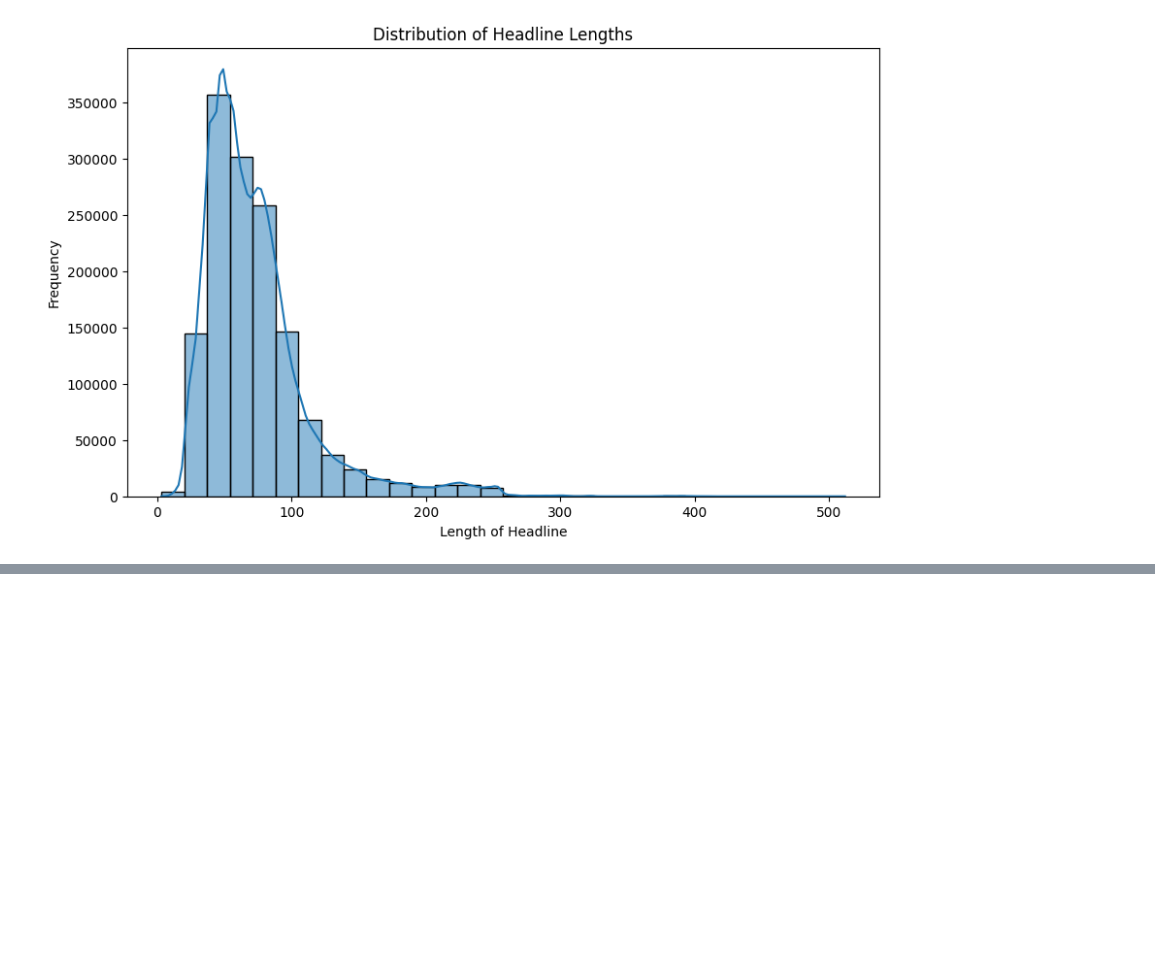
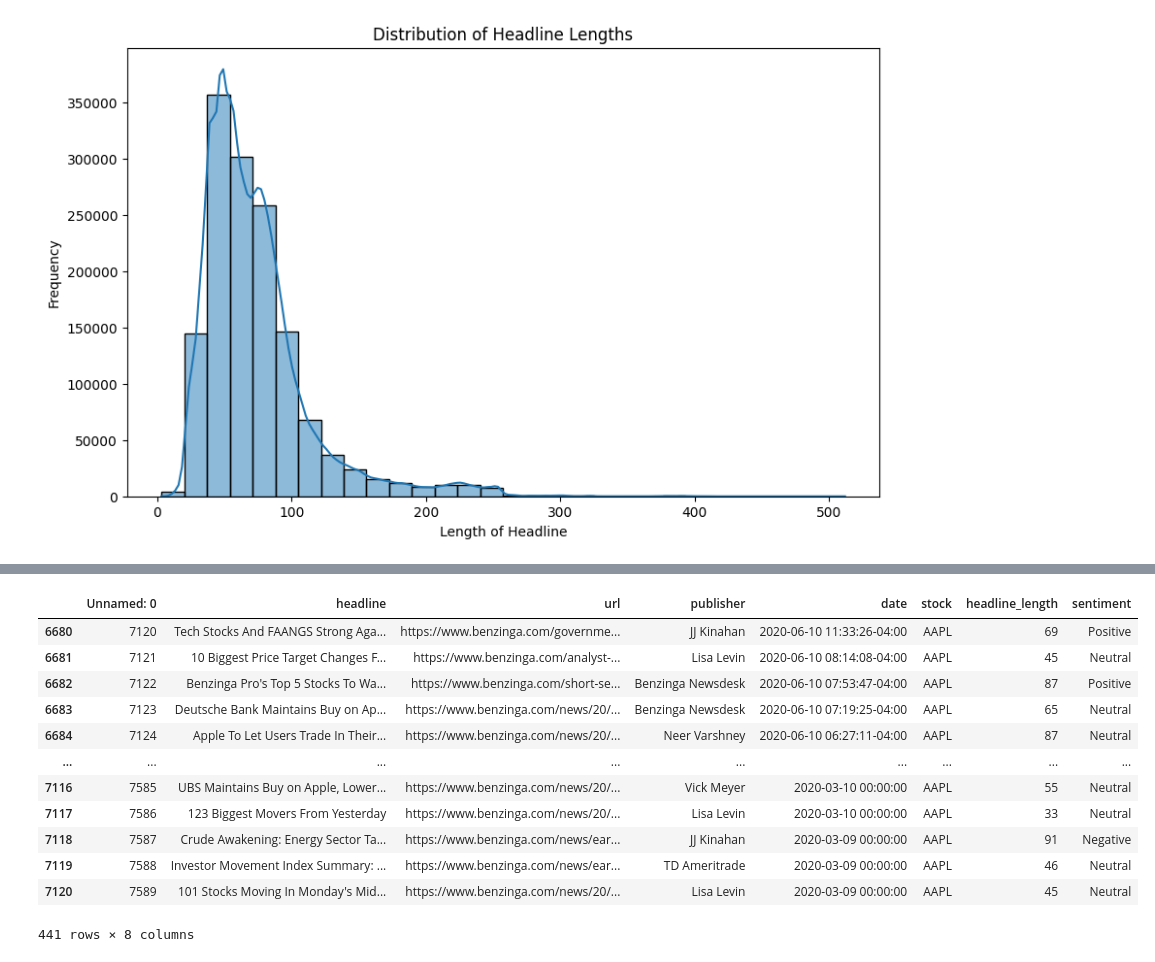
Before and after one commit to bef898/week1, a Jupyter notebook: notebooks/news_analysis.ipynb, the cells around one changed output, grey strips where cells are left out. Drawn from its saved outputs; the diff is of its cells as text; code cells hidden in the pictures; blank space fills up the shorter version.

```diff
--- a/notebooks/news_analysis.ipynb
+++ b/notebooks/news_analysis.ipynb
@@ -58,0 +121,17 @@ plt.show()
+# %%
+apple_data = sentiment_data[sentiment_data['stock'] == 'AAPL']
+apple_data
+# %% [output]
+|  | Unnamed: 0 | headline | url | publisher | date | stock | headline_length | sentiment |
+| 6680 | 7120 | Tech Stocks And FAANGS Strong Aga... | https://www.benzinga.com/governme... | JJ Kinahan | 2020-06-10 11:33:26-04:00 | AAPL | 69 | Positive |
+| 6681 | 7121 | 10 Biggest Price Target Changes F... | https://www.benzinga.com/analyst-... | Lisa Levin | 2020-06-10 08:14:08-04:00 | AAPL | 45 | Neutral |
+| 6682 | 7122 | Benzinga Pro's Top 5 Stocks To Wa... | https://www.benzinga.com/short-se... | Benzinga Newsdesk | 2020-06-10 07:53:47-04:00 | AAPL | 87 | Positive |
+| 6683 | 7123 | Deutsche Bank Maintains Buy on Ap... | https://www.benzinga.com/news/20/... | Benzinga Newsdesk | 2020-06-10 07:19:25-04:00 | AAPL | 65 | Neutral |
+| 6684 | 7124 | Apple To Let Users Trade In Their... | https://www.benzinga.com/news/20/... | Neer Varshney | 2020-06-10 06:27:11-04:00 | AAPL | 87 | Neutral |
+| ... | ... | ... | ... | ... | ... | ... | ... | ... |
+| 7116 | 7585 | UBS Maintains Buy on Apple, Lower... | https://www.benzinga.com/news/20/... | Vick Meyer | 2020-03-10 00:00:00 | AAPL | 55 | Neutral |
+| 7117 | 7586 | 123 Biggest Movers From Yesterday | https://www.benzinga.com/news/20/... | Lisa Levin | 2020-03-10 00:00:00 | AAPL | 33 | Neutral |
+| 7118 | 7587 | Crude Awakening: Energy Sector Ta... | https://www.benzinga.com/news/ear... | JJ Kinahan | 2020-03-09 00:00:00 | AAPL | 91 | Negative |
+| 7119 | 7588 | Investor Movement Index Summary: ... | https://www.benzinga.com/news/ear... | TD Ameritrade | 2020-03-09 00:00:00 | AAPL | 46 | Neutral |
+| 7120 | 7589 | 101 Stocks Moving In Monday's Mid... | https://www.benzinga.com/news/20/... | Lisa Levin | 2020-03-09 00:00:00 | AAPL | 45 | Neutral |
+441 rows × 8 columns
```
Also changed, not shown: parts of 19 cells of this notebook.
